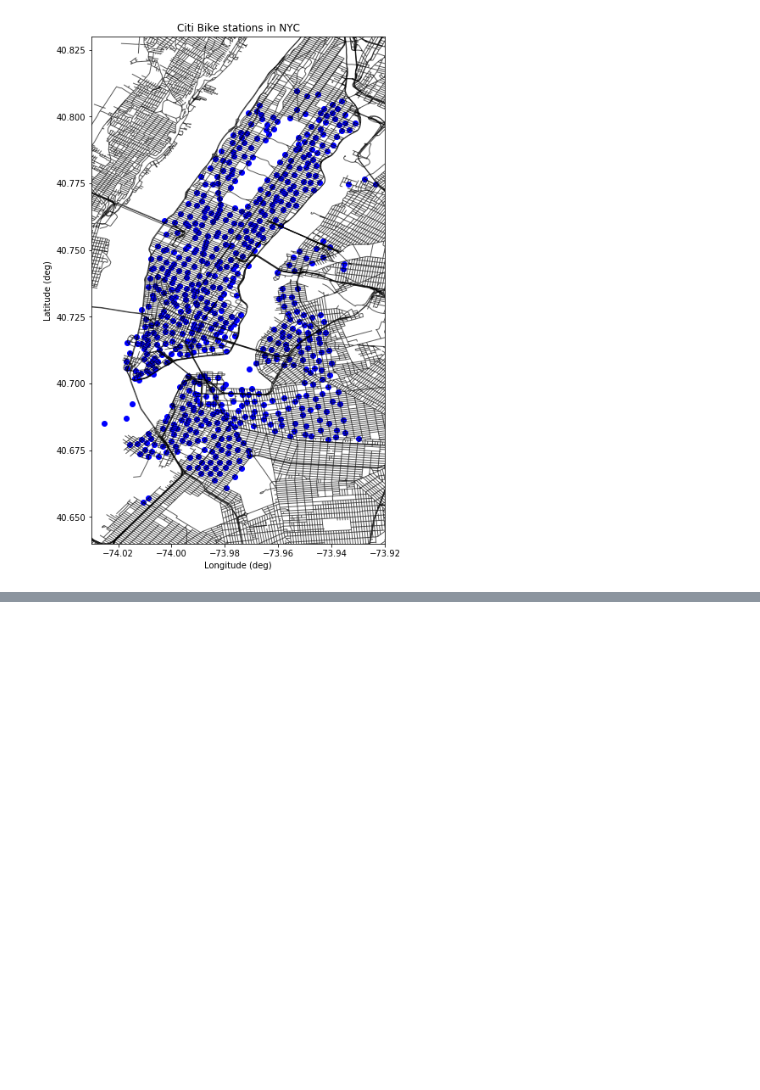
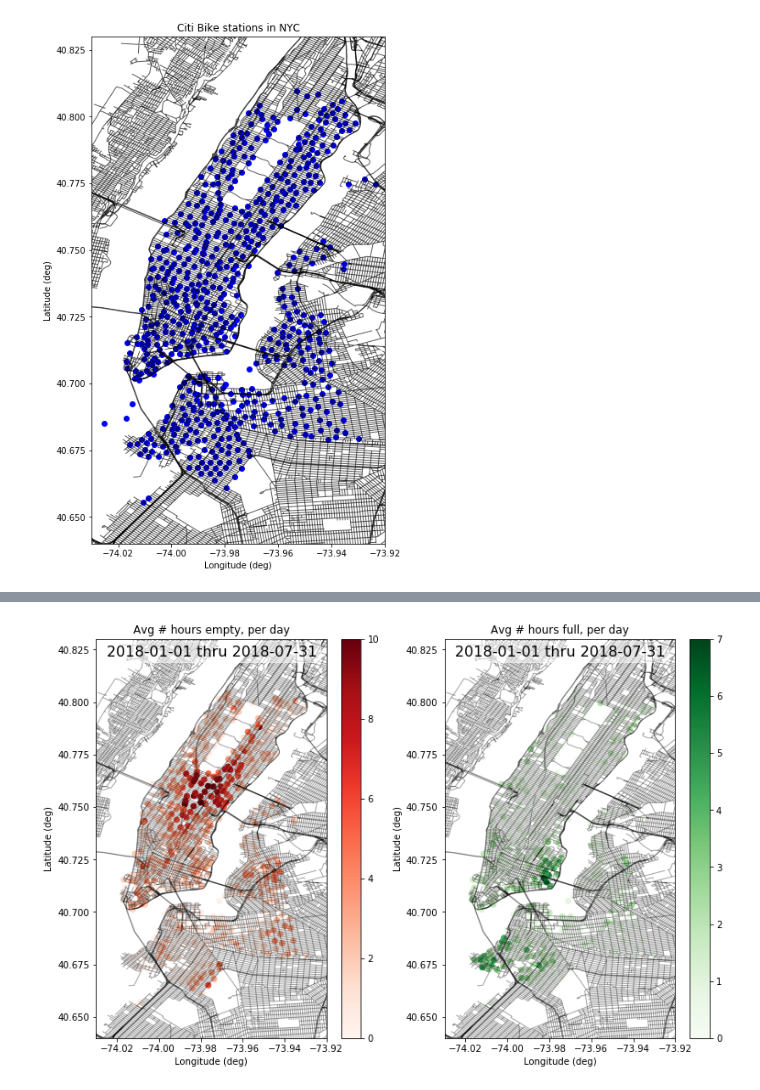
Before and after one commit to lucien-sim/citi-bike, a Jupyter notebook: visualize_distribution_issue.ipynb, the cells around one changed output, grey strips where cells are left out. Cells and saved outputs as stored; diff of their text form; code cells hidden in the pictures; blank space fills up the shorter version.

```diff
--- a/visualize_distribution_issue.ipynb
+++ b/visualize_distribution_issue.ipynb
@@ -133,7 +131,7 @@ def plot_nyc_base(ax,nyc_streets,time=None,street_alpha=0.35):
 size = 11
 fig = plt.figure(figsize=[size,size])
 ax = fig.add_subplot(111)
-fig = plot_nyc_base(ax,nyc_streets,street_alpha=0.65)
+ax = plot_nyc_base(ax,nyc_streets,street_alpha=0.65)
 dock_gdf.plot(ax=ax,color='b')
 ax.set_title('Citi Bike stations in NYC')
 #plt.close(fig)
@@ -541,0 +737,96 @@ for fnm,hrly_stats in zip(fnms,dfs):
+# %%
+# Map of time spent empty (avg hrs/day), for each station over the chosen time interval. Table of rankings.
+# Map of time spent full (avg hrs/day), for each station over the chosen time interval. Table of rankings.
+
+def map_avg_hpd_empty_full(st_time,ed_time,week_wknd_holi,dock_gdf,calc_avg_hpd_empty_full,
+                               nyc_streets,plot_nyc_base):
+
+
+    def create_filename(data_subject,st_time,ed_time,week_wknd_holi):
+        str_st_time = datetime.datetime.strftime(pd.Timestamp(st_time),'%Y%m%d%H%M%S')
+        str_ed_time = datetime.datetime.strftime(pd.Timestamp(ed_time),'%Y%m%d%H%M%S')
+        tf_str = ''
+        for tf in week_wknd_holi:
+            if tf:
+                tf_str = tf_str+'1'
+            else:
+                tf_str = tf_str+'0'
+        return data_subject+'_'+tf_str+'_'+str_st_time+'_'+str_ed_time+'.shp'
+
+    # Name of file that stores each dock's evaluation score.
+    fname = create_filename(data_subject='avg_hrsperday_empty_full',st_time=st_time,ed_time=ed_time,
+                            week_wknd_holi=week_wknd_holi)
+    fpathname = os.path.join(data_path,'dock_scores',fname)
+
+    try:      # Read this file if data is available.
+        dock_score = gpd.read_file(fpathname)
+        dock_score['days_of_data'] = dock_score['days_of_da']
+        dock_score = dock_score.drop('days_of_da',axis=1)
+
+    except:   # If not, calculate the evaluation scores and save.
+        dock_score = dock_gdf.copy()
+        hpd_empty,hpd_full,days_of_data = [],[],[]
+        for dock_id in dock_score['dock_id']:
+            #print(dock_id)
+            he,hf,dod = calc_avg_hpd_empty_full(conn_alchemy,dock_id=dock_id,st_time=st_time,ed_time=ed_time,
+                                   week_wknd_holi=week_wknd_holi)
+            # Having error above--calc_avg_hpd_empty_full fails when there isn't data for a given dock.
+            hpd_empty.append(he)
+            hpd_full.append(hf)
+            days_of_data.append(dod)
+
+        dock_score['hpd_empty'] = hpd_empty
+        dock_score['hpd_full'] = hpd_full
+        dock_score['days_of_data'] = days_of_data
+
+        dock_score.to_file(fpathname)
+
+    if week_wknd_holi[0] and week_wknd_holi[1]:
+        dod_thresh = 0.5*(ed_time-st_time)/pd.Timedelta('1 days')
+    elif week_wknd_holi[0] and not week_wknd_holi[1]:
+        dod_thresh = 0.5*5/7*(ed_time-st_time)/pd.Timedelta('1 days')
+    elif not week_wknd_holi[0] and week_wknd_holi[1]:
+        dod_thresh = 0.5*2/7*(ed_time-st_time)/pd.Timedelta('1 days')
+    else:
+        dod_thresh = 1e-6
+
+    data2plot = dock_score[(dock_score['days_of_data']>=dod_thresh)]
+
+    ax_all = []
+    fig = plt.figure(figsize=[12.5,8])
+    ax = fig.add_subplot(121)
+    plot_nyc_base(ax,nyc_streets)
+    data2plot.plot(ax=ax,column='hpd_empty',markersize=35,cmap='Reds',legend=True,alpha=1,vmin=0,vmax=10)
+    ax.set_title('Avg # hours empty, per day')
+    ax_all.append(ax)
+    ax = fig.add_subplot(122)
+    plot_nyc_base(ax,nyc_streets)
+    data2plot.plot(ax=ax,column='hpd_full',markersize=35,cmap='Greens',legend=True,alpha=1,vmin=0,vmax=7)
+    ax.set_title('Avg # hours full, per day')
+    ax_all.append(ax)
+
+    return dock_score,fig,ax_all
+
+
+st_time   = pd.Timestamp(year=2018,month=1,day=1,hour=0,minute=0,second=0)
+ed_time   = pd.Timestamp(year=2018,month=7,day=31,hour=23,minute=59,second=59)
+
+week_wknd_holi = [True,False,False]
+dock_score,fig,ax = map_avg_hpd_empty_full(st_time,ed_time,week_wknd_holi,dock_gdf,calc_avg_hpd_empty_full,
+                                               nyc_streets,plot_nyc_base)
+
+ax[0].text(-74.025,40.822,str(st_time.date())+' thru '+str(ed_time.date()),
+           fontsize=16,alpha=1,color='k',bbox=dict(facecolor='white', alpha=0.5, edgecolor='white'))
+ax[1].text(-74.025,40.822,str(st_time.date())+' thru '+str(ed_time.date()),
+           fontsize=16,alpha=1,color='k',bbox=dict(facecolor='white', alpha=0.5, edgecolor='white'))
+fnm = 'avg_hpd_empty_full_'+str(st_time.date())+'_'+str(ed_time.date())+'.jpg'
+fig.savefig(os.path.join('./figs',fnm), bbox_inches='tight')
+
+#week_wknd_holi = [False,True,False]
+#dock_score,fig,ax = map_avg_hpd_empty_full(st_time,ed_time,week_wknd_holi,dock_gdf,calc_avg_hpd_empty_full,
+#                                               nyc_streets,plot_nyc_base)
+#week_wknd_holi = [False,False,True]
+#dock_score,fig,ax = map_avg_hpd_empty_full(st_time,ed_time,week_wknd_holi,dock_gdf,calc_avg_hpd_empty_full,
+#                                               nyc_streets,plot_nyc_base)
+# %% [output]
+[figure, added]
```
Also changed, not shown: parts of 23 cells of this notebook, 5 other files.
